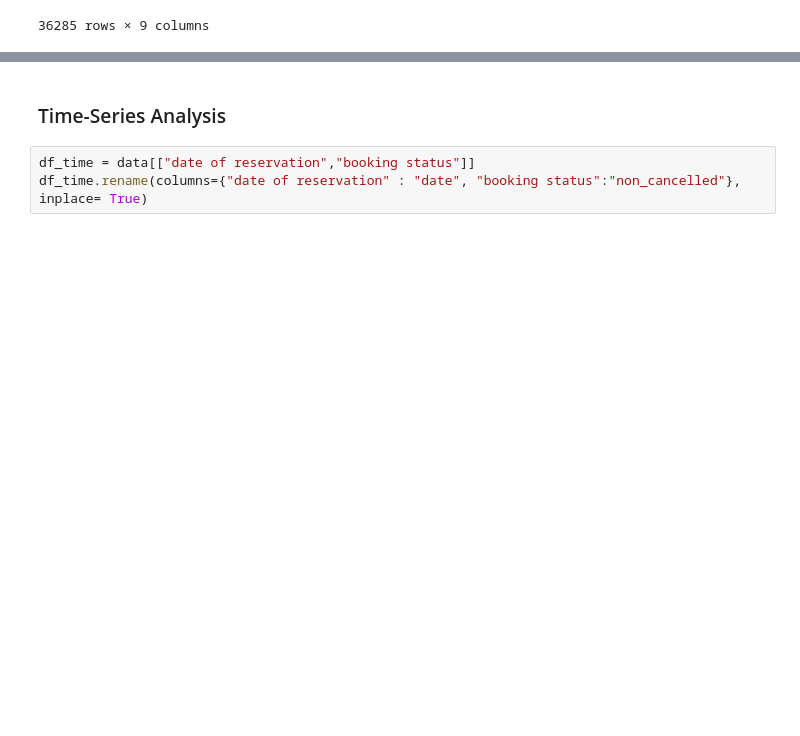
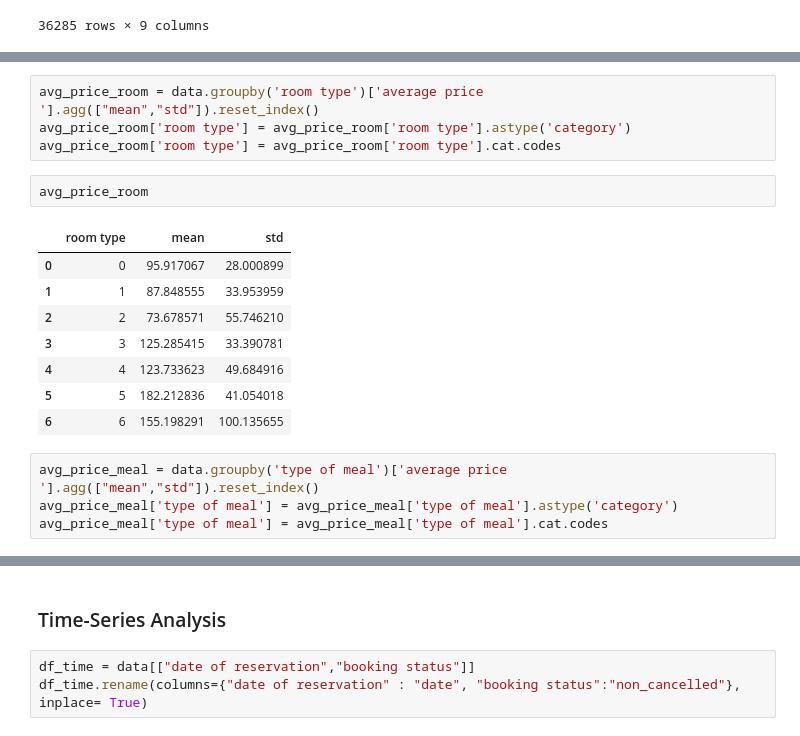
Before and after one commit to zizoisprogramming/Hotel-Reservations, a Jupyter notebook: hotel-reservation.ipynb, the cells around one changed output, grey strips where cells are left out. Drawn from its saved outputs; the diff is of its cells as text; blank space fills up the shorter version.

```diff
--- a/hotel-reservation.ipynb
+++ b/hotel-reservation.ipynb
@@ -353,0 +372,19 @@ df_cleaned_cat
+# %%
+avg_price_room = data.groupby('room type')['average price '].agg(["mean","std"]).reset_index()
+avg_price_room['room type'] = avg_price_room['room type'].astype('category')
+avg_price_room['room type'] = avg_price_room['room type'].cat.codes
+# %%
+avg_price_room
+# %% [output]
+|  | room type | mean | std |
+| 0 | 0 | 95.917067 | 28.000899 |
+| 1 | 1 | 87.848555 | 33.953959 |
+| 2 | 2 | 73.678571 | 55.746210 |
+| 3 | 3 | 125.285415 | 33.390781 |
+| 4 | 4 | 123.733623 | 49.684916 |
+| 5 | 5 | 182.212836 | 41.054018 |
+| 6 | 6 | 155.198291 | 100.135655 |
+# %%
+avg_price_meal = data.groupby('type of meal')['average price '].agg(["mean","std"]).reset_index()
+avg_price_meal['type of meal'] = avg_price_meal['type of meal'].astype('category')
+avg_price_meal['type of meal'] = avg_price_meal['type of meal'].cat.codes
```
Also changed, not shown: parts of 21 cells of this notebook.
